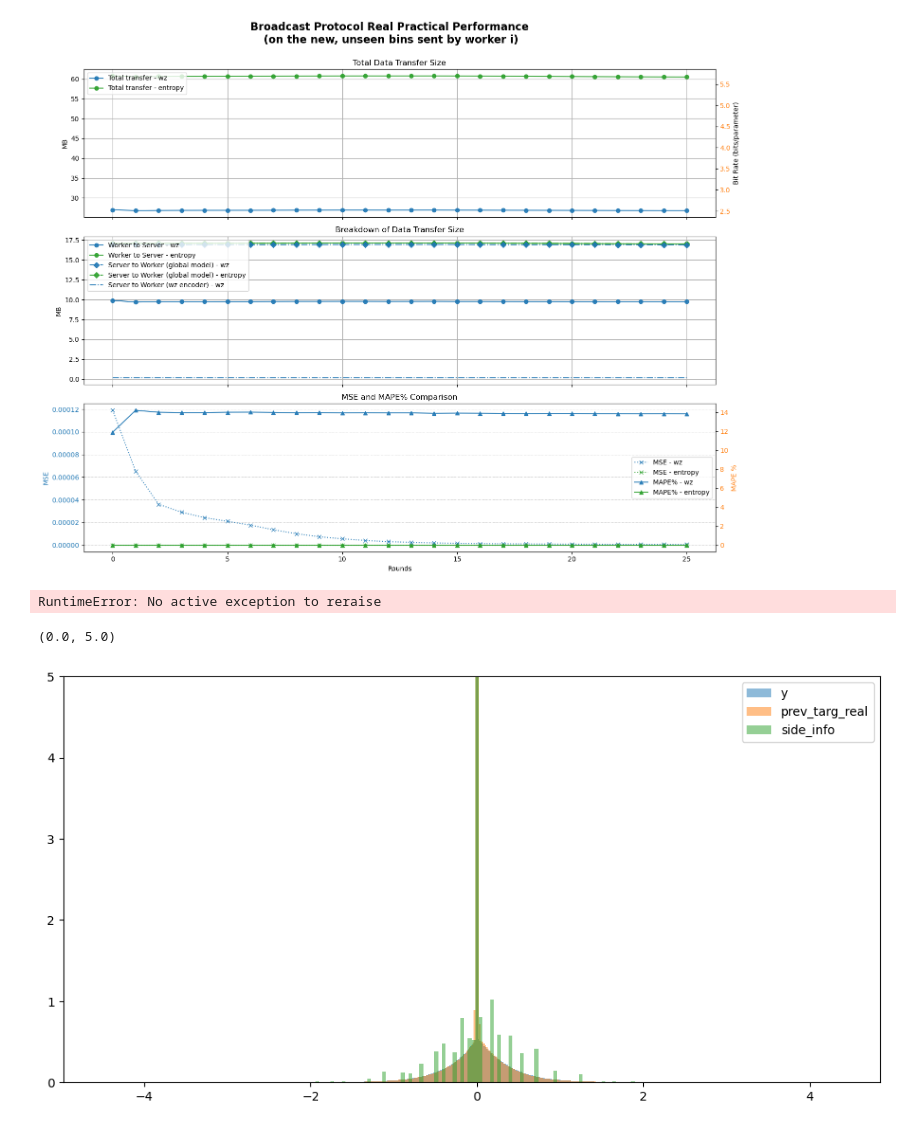
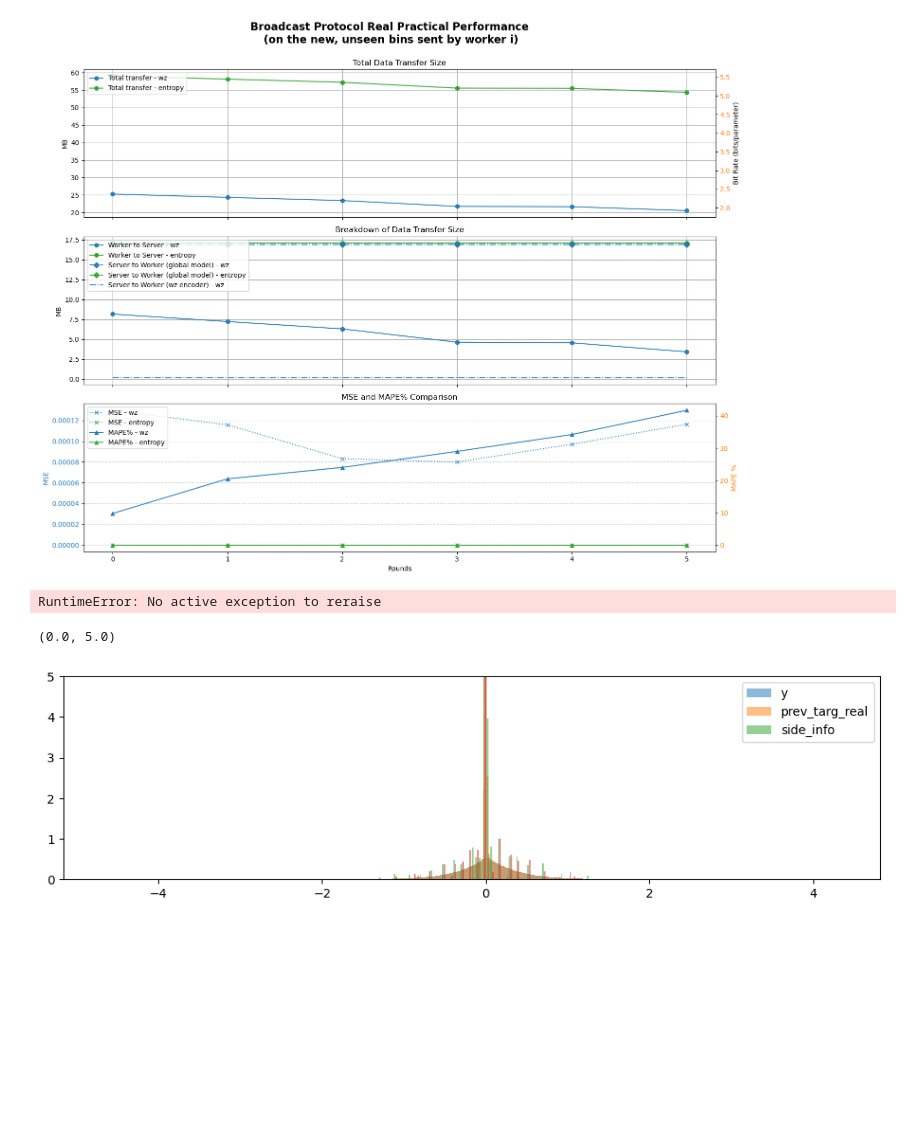
Before and after one commit to HosseinOutward/VUB-ACS-25_Thesis, a Jupyter notebook: experiments/finding_a_good_protocol.ipynb, the cells around one changed output. Cells and saved outputs as stored; diff of their text form; code cells hidden in the pictures; blank space fills up the shorter version.

Commit message:
back to the old protocol which trains a new model with the new side infos.

```diff
--- a/experiments/finding_a_good_protocol.ipynb
+++ b/experiments/finding_a_good_protocol.ipynb
@@ -26,7 +26,8 @@ warnings.filterwarnings("ignore", message="Consider setting `persistent_workers=
 warnings.filterwarnings("ignore", message="The 'val_dataloader' does not have")
 # %%
 grad_list_rid_wid = []
-for rid in range(len(os.listdir('exp_data/save_grads_per_round'))//2):
+for rid in range(6):
+# for rid in range(len(os.listdir('exp_data/save_grads_per_round'))//2):
     grad_list_rid_wid.append([])
     for wid in range(2):
         path_to_file = f'exp_data/save_grads_per_round/grad_round_{rid}_worker_{wid}.pkl.gz'
@@ -37,18 +38,20 @@ model_shape_dict = {k:v.numpy().shape for k, v in grad_list_rid_wid[0][0].items(
 # %%
 importlib.reload(components.broadcast_components.broadcasting_process.WZ_broadcast)
 importlib.reload(components.broadcast_components.WZ_models.wz_quant_ANN)
+importlib.reload(components.broadcast_components.WZ_models.wz_quant_RNN)
 importlib.reload(components.broadcast_components.broadcasting_process.broadcast_reporting_utilities)
 from components.broadcast_components.broadcasting_process.WZ_broadcast import WZBroadcastProtocol
 from components.broadcast_components.broadcasting_process.broadcast_reporting_utilities import BroadcastMetricGatheringUtilities
+from components.broadcast_components.WZ_models.wz_quant_RNN import PL_EncoderDecoder_RNN
 
 import random
-random.seed(10)
-np.random.seed(10)
+random.seed(101)
+np.random.seed(101)
 
 worker_count = 2
 
-wz_model = PL_EncoderDecoder_RNN(inp_dim=1, side_info_size=0, num_planes=2, bins_per_plane=16, tau=2,
-                                 reconst_ld=400, lr=1e-3, tau_rate=1, marginal=True).to(torch.float32)
+wz_model = PL_EncoderDecoder_RNN(inp_dim=1, side_info_size=0, num_planes=2, bins_per_plane=16, tau=1.5,
+                                 reconst_ld=400, lr=1e-3, tau_rate=10, marginal=True).to(torch.float32)
 wz_model.load_state_dict(torch.load('../data/basicRNN_2plane_4bins_state.pt', map_location='cpu'))
 base_quantizer = WZQuantizer(wz_model, train_sample_size=200_000, count_side_info_data=0, enable_progress_bar=True)
 broadcast_prot_base = WZBroadcastProtocol(worker_count, base_quantizer)
@@ -56,6 +59,7 @@ broadcast_prot = BroadcastMetricGatheringUtilities(broadcast_prot_base)
 
 for round, grad_per_round in enumerate(grad_list_rid_wid):
     # if round == 1: break
+    if round == 6: break
 
     for ag_id, grad in enumerate(grad_per_round):
         broadcast_prot.start_round_agent_process(ag_id, round)
@@ -109,7 +140,7 @@ KeyboardInterrupt:
 # %%
 plot_stats(broadcast_prot.entire_stats, no_raw=True)
 # %% [output]
-[figure, old version]
+[figure, new version]
 # %%
 raise
 # %% [output]
@@ -121,33 +152,35 @@ from components.broadcast_components.WZ_models.wz_quant_ANN import plot_bins
 
 def f(grad_dict):
     shapes_dict = {k: v.shape for k, v in grad_dict.items()}
     grad_flat = dict_to_array(grad_dict)
     grad_flat_normal, norm_fact_vec = normalize_array_data(
         grad_flat, shapes_dict, outlier_rem=False, normalize=True)
 
     # Separate outliers with abs value > 2
     outlier_mask = np.abs(grad_flat_normal) > broadcast_prot.outlier_threshold
     outlier_values = grad_flat_normal[outlier_mask]
 
     # normalize the outlier values
     outlier_values = (np.abs(outlier_values)-broadcast_prot.outlier_threshold)*np.sign(outlier_values)
     outlier_max = np.percentile(np.abs(outlier_values), 99.99)/broadcast_prot.outlier_threshold
     grad_flat_normal[outlier_mask] = outlier_values / outlier_max
     return grad_flat_normal
 
+wz_quantizer:WZQuantizer = broadcast_prot.wz_quantizer_list[0]
+
 y=f(grad_list_rid_wid[1][0])
 prev_targ_real=f(grad_list_rid_wid[0][0])
 prev_targ_at_serv=broadcast_prot.prev_d_flat[0]+np.random.normal(0, np.sqrt(1e-6), len(y), ).astype(np.float32)
 side_info = broadcast_prot.prev_d_flat[:0] + broadcast_prot.prev_d_flat[0 + 1:]
 
-plt.figure(figsize=(12, 6))
+plt.figure(figsize=(12, 3))
 temp = prev_targ_real+np.random.normal(0, np.sqrt(1e-4), len(prev_targ_real), ).astype(np.float32)
 plt.hist(y,         bins=200, alpha=0.5, label='y', density=1)
 plt.hist(temp,      bins=200, alpha=0.5, label='prev_targ_real', density=1)
 plt.hist(side_info, bins=200, alpha=0.5, label='side_info', density=1)
 plt.legend()
 plt.ylim(0,5)
 # %% [output]
 (0.0, 5.0)
-[figure, old version]
+[figure, new version]
 # %%
```
Also changed, not shown: parts of 2 cells of this notebook, 1 other file.
